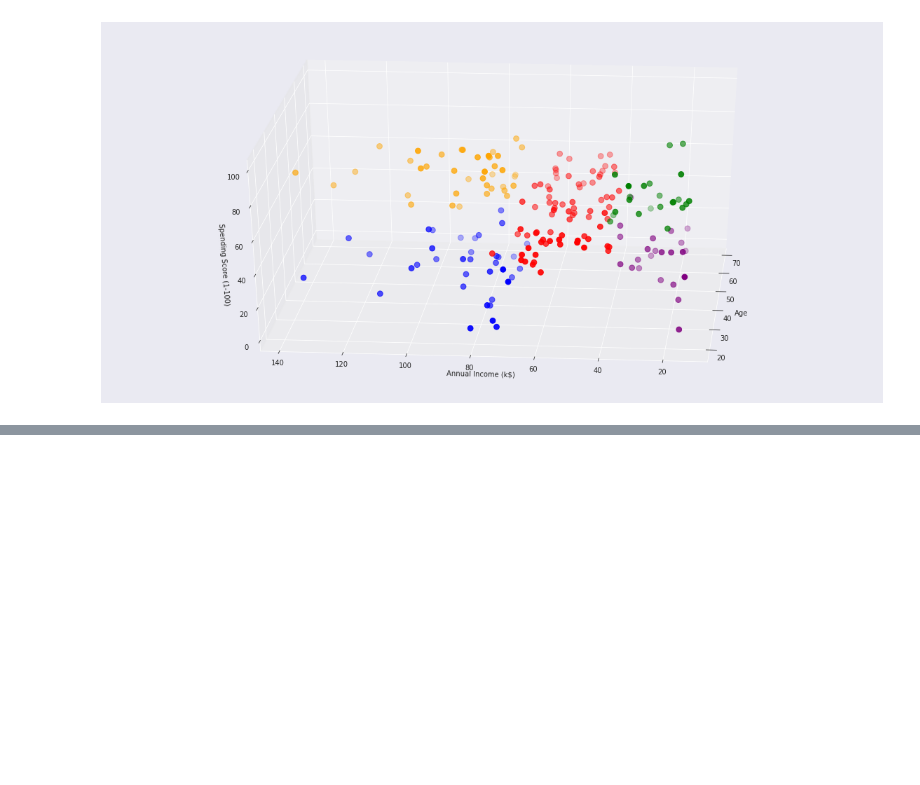
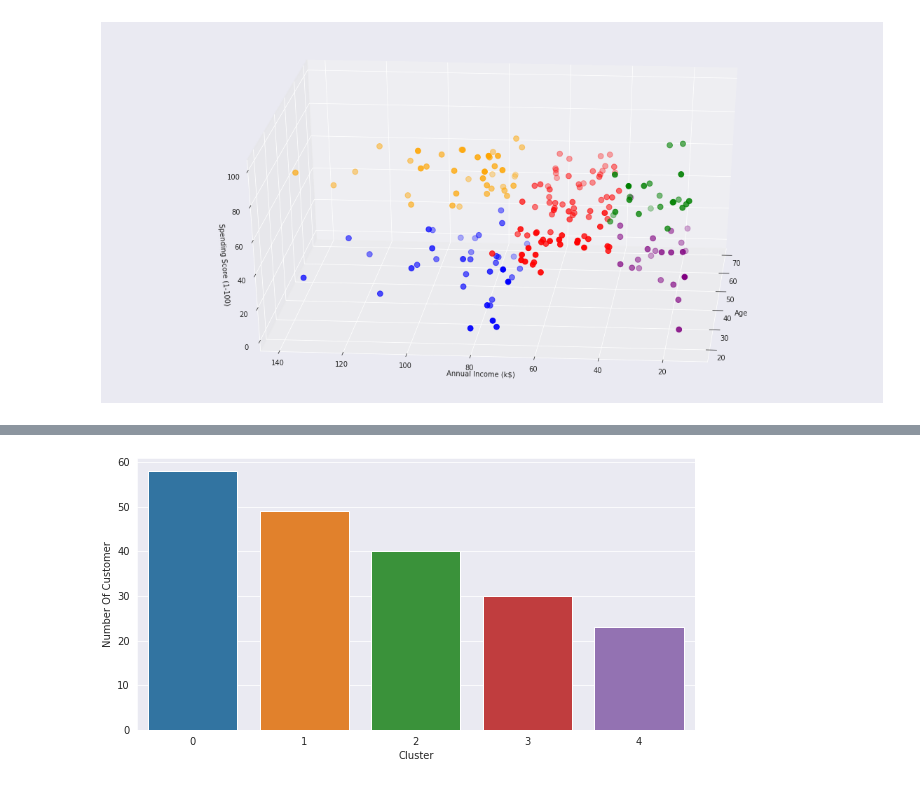
Before and after one commit to ilham-mukti/Machine-Learning, a Jupyter notebook: clustering/Latihan_Clustering_Mall_Customers_dan_EDA.ipynb, the cells around one changed output, grey strips where cells are left out. Drawn from its saved outputs; the diff is of its cells as text; code cells hidden in the pictures; blank space fills up the shorter version.

```diff
--- a/clustering/Latihan_Clustering_Mall_Customers_dan_EDA.ipynb
+++ b/clustering/Latihan_Clustering_Mall_Customers_dan_EDA.ipynb
@@ -203,0 +230,5 @@ plt.show()
+# %%
+scaler = MinMaxScaler()
+scaled = scaler.fit_transform(X)
+X_scaled = pd.DataFrame(scaled, columns=['Age', 'Annual Income (k$)', 'Spending Score (1-100)'])
+X_scaled.head()
@@ -203,0 +242,7 @@ plt.show()
+# %%
+model = KMeans(n_clusters=5, init='k-means++', n_init=100, random_state=42)
+cluster = model.fit_predict(X_scaled)
+center = model.cluster_centers_
+df = datas.copy()
+df['label'] = cluster
+df.head()
@@ -204,3 +256,12 @@ plt.show()
+# %%
+label = df.label.value_counts()
+
+plt.figure(figsize=(10, 5))
+sns.barplot(x=label.index, y=label.values)
+plt.xlabel("Cluster")
+plt.ylabel("Number Of Customer");
+# %% [output]
+[figure, added]
 # %%
 figure = px.scatter_3d(df,
                     color='label',
```
Also changed, not shown: parts of 8 cells of this notebook.
